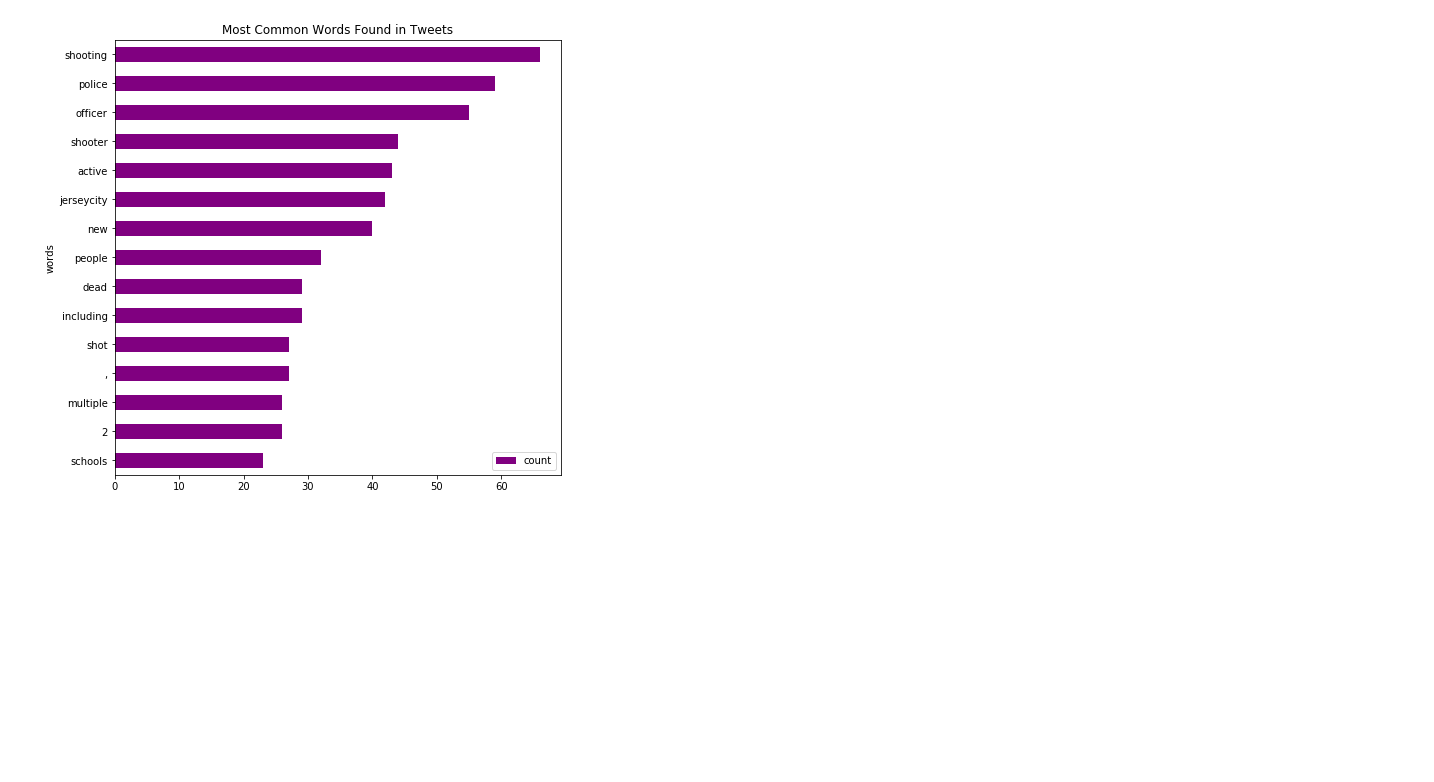
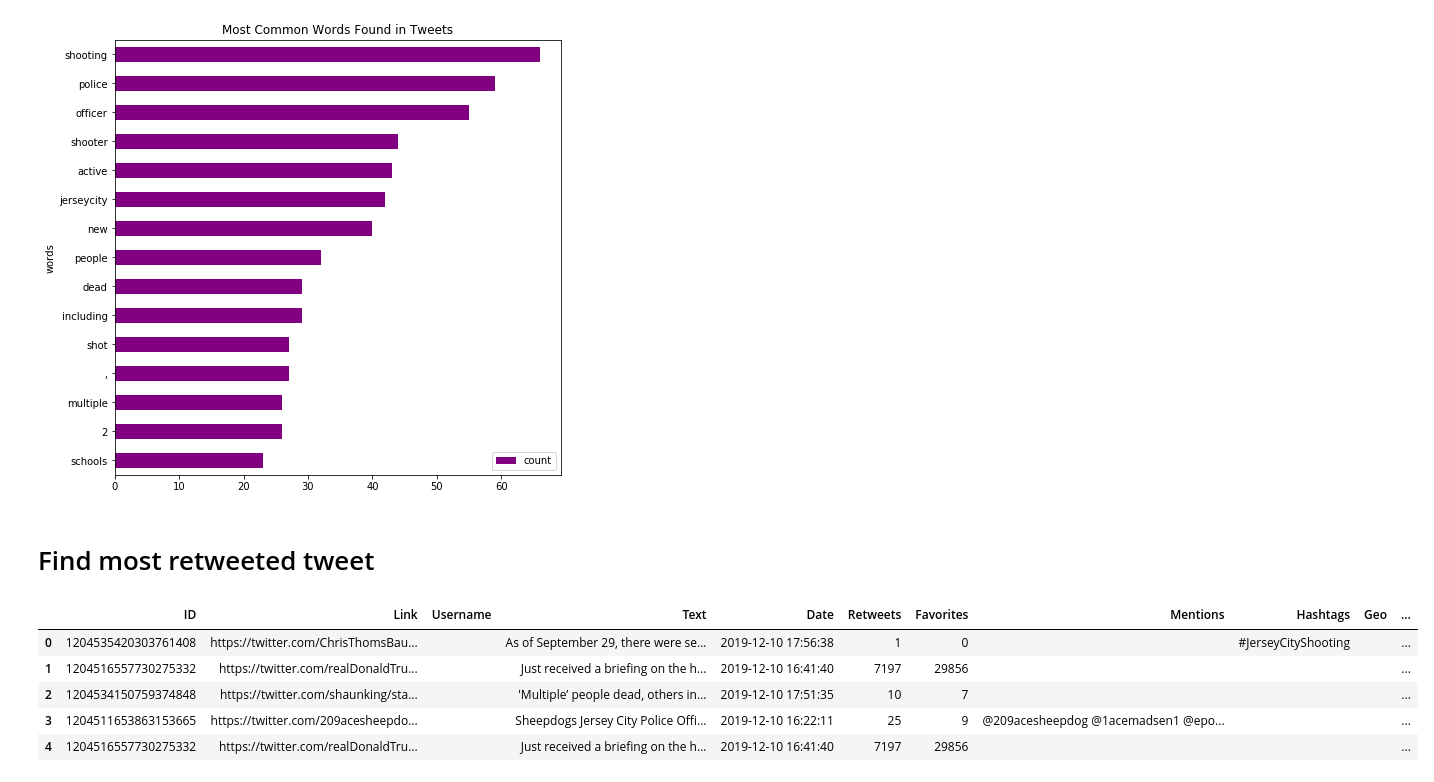
Before and after one commit to wingkitlee0/trendsplanation, a Jupyter notebook: Amy/Get trending topics.ipynb, the cells around one changed output. Cells and saved outputs as stored; diff of their text form; code cells hidden in the pictures; blank space fills up the shorter version.

Commit message:
Quick update, most retweeted or favorited

```diff
--- a/Amy/Get trending topics.ipynb
+++ b/Amy/Get trending topics.ipynb
@@ -188,3 +188,38 @@ ax.set_title("Most Common Words Found in Tweets")
 plt.show()
 # %% [output]
 [figure]
+# %% [markdown]
+# Find most retweeted tweet
+# %%
+# Specify trending topic of interest
+topic = trends_df.Topic[0] # Jersey City
+topic = 'Jersey City'
+
+# Also get retweets
+retweet_topic = topic + ' filter:nativeretweets'
+
+# Specify tweet criteria
+numTweets = 200 # How many tweets to scrape (about 20 per s)
+tweetCriteria = got3.manager.TweetCriteria().setQuerySearch(retweet_topic).setLang('en').setSince('2019-12-10').setUntil('2019-12-11').setMaxTweets(numTweets)
+
+# Get tweets
+tweets = got3.manager.TweetManager.getTweets(tweetCriteria)
+
+# Create pandas df
+all_tweets_df = pd.DataFrame([], columns=['ID', 'Link', 'Username', 'Text',
+                                          'Date', 'Retweets', 'Favorites',
+                                          'Mentions', 'Hashtags', 'Geo',
+                                          'URLs', 'Author_ID'])
+for i in range(numTweets):
+    all_tweets_df.loc[i] = [tweets[i].id, tweets[i].permalink, tweets[i].username, tweets[i].text,
+                            tweets[i].date, tweets[i].retweets, tweets[i].favorites,
+                            tweets[i].mentions, tweets[i].hashtags, tweets[i].geo,
+                            tweets[i].urls, tweets[i].author_id]
+all_tweets_df.head()
+# %% [output]
+|  | ID | Link | Username | Text | Date | Retweets | Favorites | Mentions | Hashtags | Geo | ... |
+| 0 | 1204535420303761408 | https://twitter.com/ChrisThomsBau... |  | As of September 29, there were se... | 2019-12-10 17:56:38 | 1 | 0 |  | #JerseyCityShooting |  | ... |
+| 1 | 1204516557730275332 | https://twitter.com/realDonaldTru... |  | Just received a briefing on the h... | 2019-12-10 16:41:40 | 7197 | 29856 |  |  |  | ... |
+| 2 | 1204534150759374848 | https://twitter.com/shaunking/sta... |  | 'Multiple’ people dead, others in... | 2019-12-10 17:51:35 | 10 | 7 |  |  |  | ... |
+| 3 | 1204511653863153665 | https://twitter.com/209acesheepdo... |  | Sheepdogs Jersey City Police Offi... | 2019-12-10 16:22:11 | 25 | 9 | @209acesheepdog @1acemadsen1 @epo... |  |  | ... |
+| 4 | 1204516557730275332 | https://twitter.com/realDonaldTru... |  | Just received a briefing on the h... | 2019-12-10 16:41:40 | 7197 | 29856 |  |  |  | ... |
```
Also changed, not shown: parts of 1 cell of this notebook.
